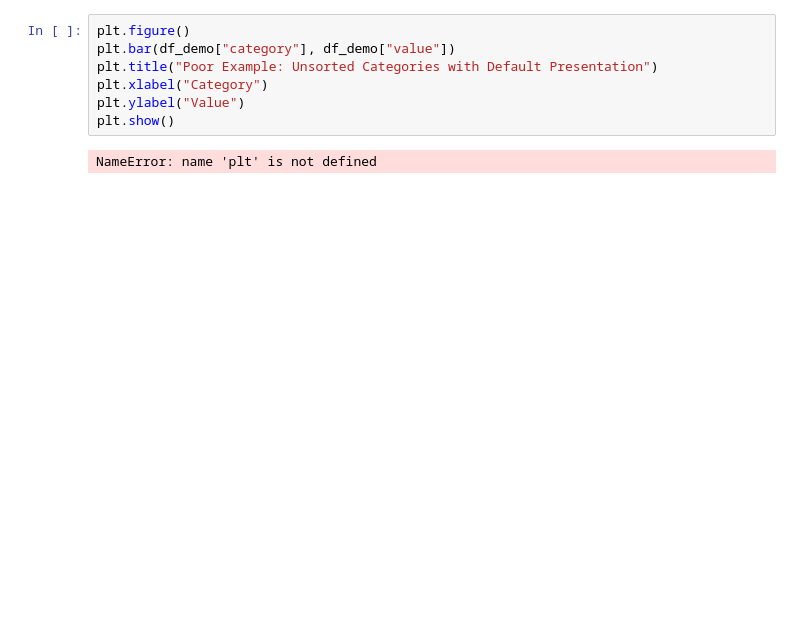
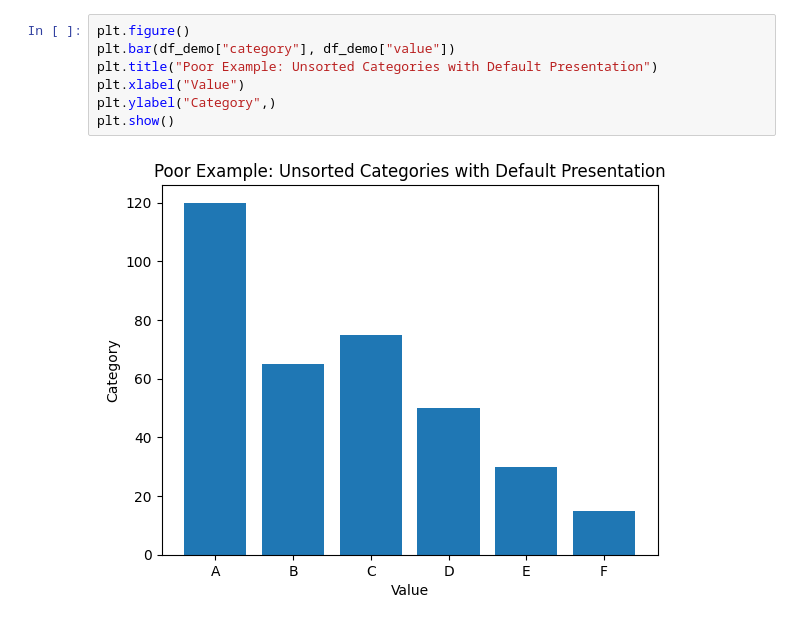
Before and after one commit to nuneharutyunyan92/data_alaytics_with_python, a Jupyter notebook: notebook/06_vizualisation.ipynb, the cells around one changed output. Cells and saved outputs as stored; diff of their text form; blank space fills up the shorter version.

```diff
--- a/notebook/06_vizualisation.ipynb
+++ b/notebook/06_vizualisation.ipynb
@@ -11,9 +9,9 @@ ModuleNotFoundError: No module named 'matplotlib'
 # %%
 plt.figure()
 plt.bar(df_demo["category"], df_demo["value"])
 plt.title("Poor Example: Unsorted Categories with Default Presentation")
-plt.xlabel("Category")
-plt.ylabel("Value")
+plt.xlabel("Value")
+plt.ylabel("Category",)
 plt.show()
 # %% [output]
-NameError: name 'plt' is not defined
+[figure, added]
```
Also changed, not shown: parts of 31 cells of this notebook, 3 other files.
